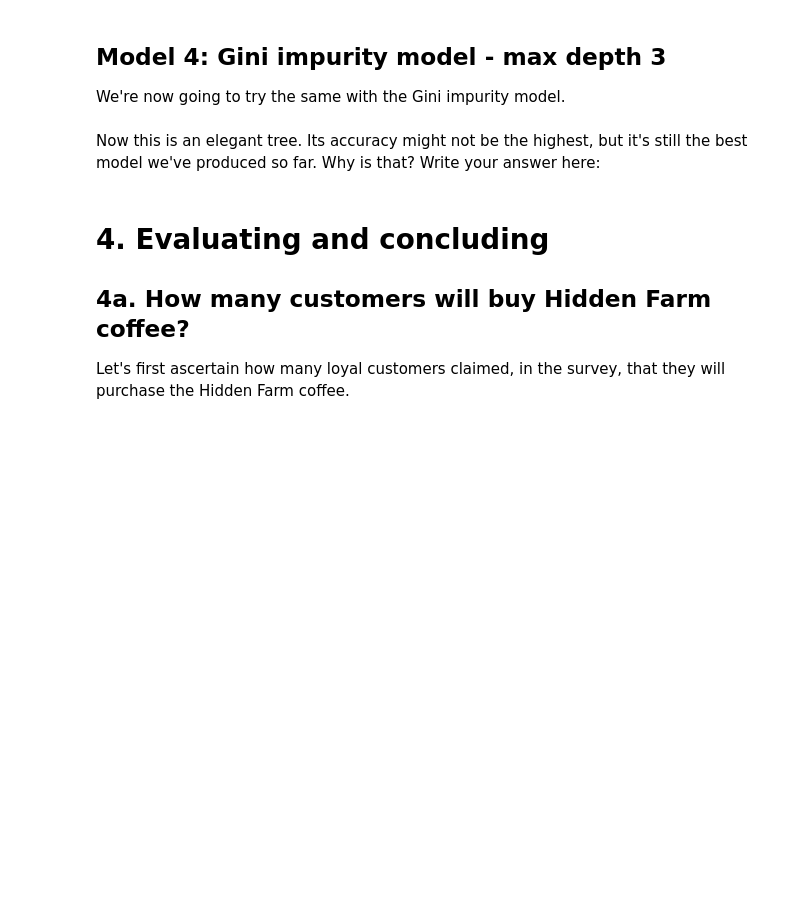
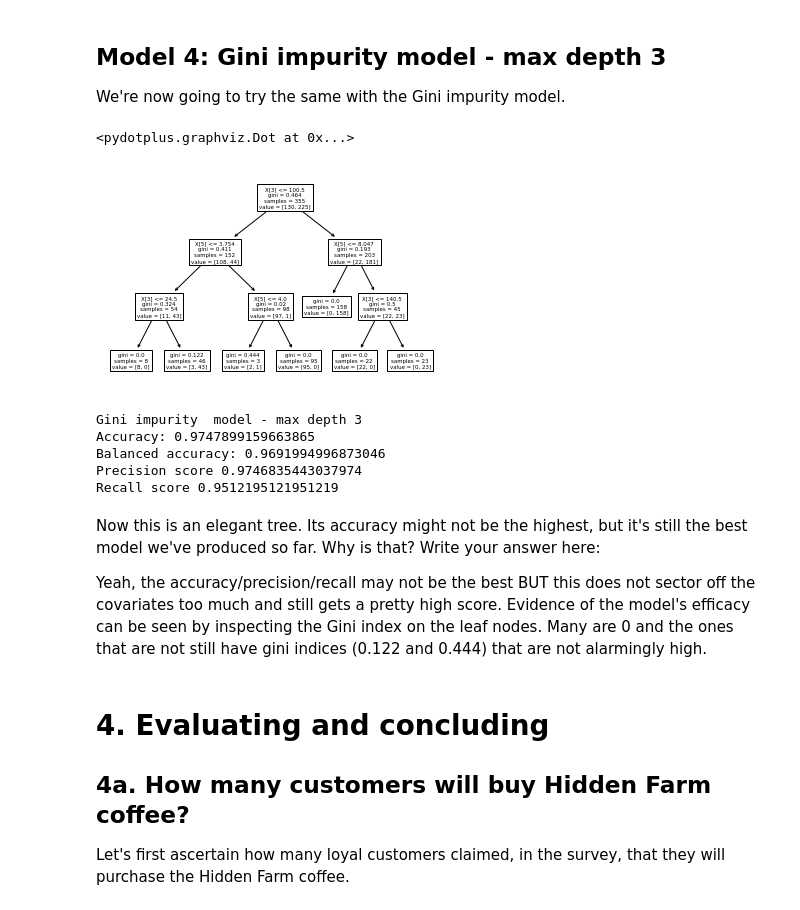
Before and after one commit to admveen/Decision_Tree, a Jupyter notebook: Springboard Decision Tree Specialty Coffee Case Study - Tier 3.ipynb, the cells around one changed output. Drawn from its saved outputs; the diff is of its cells as text; code cells hidden in the pictures; blank space fills up the shorter version.

```diff
--- a/Springboard Decision Tree Specialty Coffee Case Study - Tier 3.ipynb
+++ b/Springboard Decision Tree Specialty Coffee Case Study - Tier 3.ipynb
@@ -538,7 +555,8 @@ So our accuracy decreased, but is this certainly an inferior tree to the max dep
 We're now going to try the same with the Gini impurity model.
 # %%
 # As before, make a variable, but call it gini_model2, and ensure the max_depth parameter is set to 3
-_ _ _ = _ _ _._ _ _(_ _ _ ='_ _ _ ', _ _ _ = 1234, _ _ _  = _ _ _ )
+gini_model2 = tree.DecisionTreeClassifier(criterion ='gini', max_depth  = 3 )
 
 # Do the fit, predict, and series transformations as before.
-_ _ _
+gini_model2.fit(X_train, y_train)
+y_pred = pd.Series(gini_model2.predict(X_test))
@@ -552,11 +563,33 @@ _ _ _
+# %%
+dot_data = StringIO()
+# Now we want to visualize the tree
+tree.plot_tree(gini_model2)
+# We can do so with export_graphviz
+dot_data = tree.export_graphviz(gini_model2)
+graph = pydotplus.graphviz.graph_from_dot_data(dot_data)
+# Alternatively for class_names use entr_model.classes_
+entrtree_dat = tree.export_graphviz(gini_model2, class_names = gini_model2.classes_)
+graph = pydotplus.graphviz.graph_from_dot_data(dot_data)
+graph
+# %% [output]
+<pydotplus.graphviz.Dot at 0x...>
+[figure, added]
 # %%
 print("Gini impurity  model - max depth 3")
 print("Accuracy:", metrics.accuracy_score(y_test,y_pred))
 print("Balanced accuracy:", metrics.balanced_accuracy_score(y_test,y_pred))
-print('Precision score' , metrics.precision_score(y_test,y_pred, pos_label = "YES"))
-print('Recall score' , metrics.recall_score(y_test,y_pred, pos_label = "NO"))
+print('Precision score' , metrics.precision_score(y_test,y_pred, pos_label = "Yes"))
+print('Recall score' , metrics.recall_score(y_test,y_pred, pos_label = "No"))
+# %% [output]
+Gini impurity  model - max depth 3
+Accuracy: 0.9747899159663865
+Balanced accuracy: 0.9691994996873046
+Precision score 0.9746835443037974
+Recall score 0.9512195121951219
 # %% [markdown]
 Now this is an elegant tree. Its accuracy might not be the highest, but it's still the best model we've produced so far. Why is that? Write your answer here:
+
+Yeah, the accuracy/precision/recall may not be the best BUT this does not sector off the covariates too much and still gets a pretty high score. Evidence of the model's efficacy can be seen by inspecting the Gini index on the leaf nodes. Many are 0 and the ones that are not still have gini indices (0.122 and 0.444) that are not alarmingly high.
 # %% [markdown]
 # 4. Evaluating and concluding
 ## 4a. How many customers will buy Hidden Farm coffee?
```
Also changed, not shown: parts of 18 cells of this notebook.
